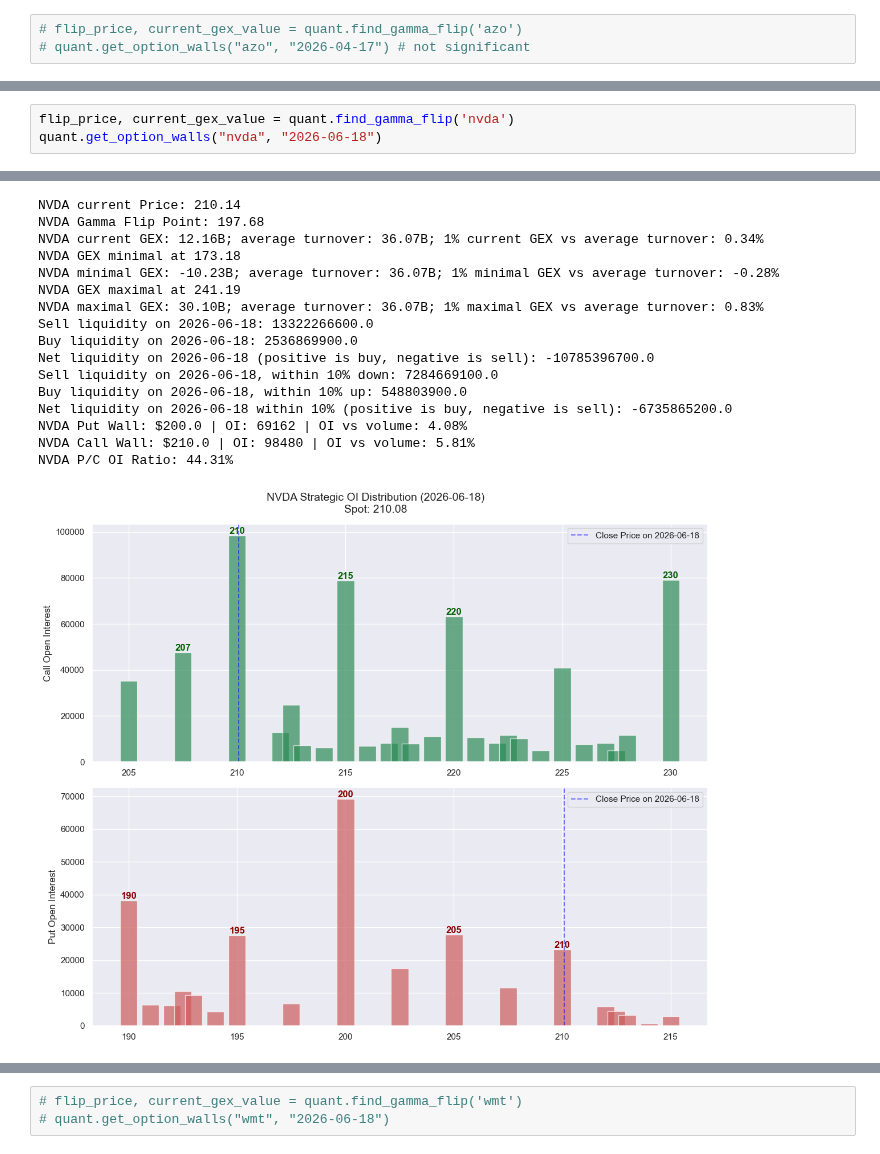
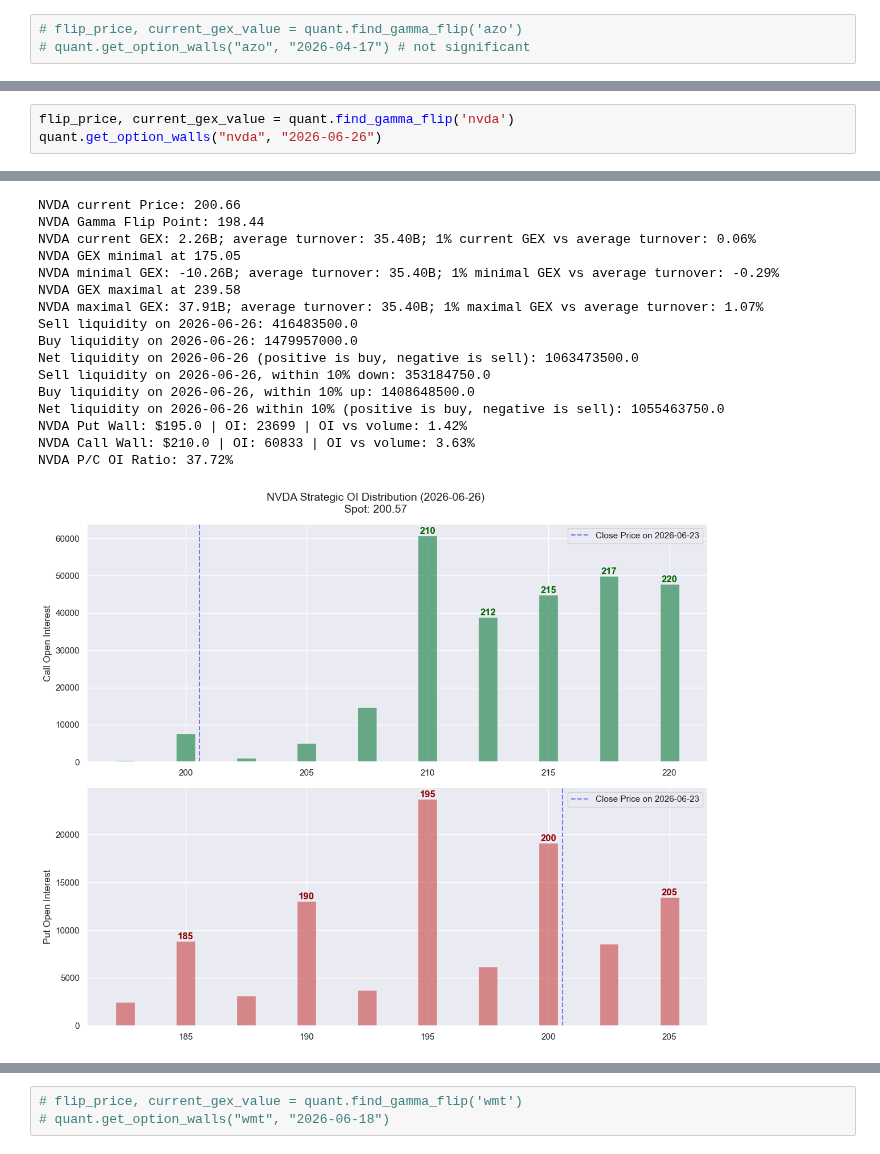
Before and after one commit to Yuchen-Peng/trading_strategy, a Jupyter notebook: notebooks/Quantitative_model.ipynb, the cells around one changed output, grey strips where cells are left out. Drawn from its saved outputs; the diff is of its cells as text.

```diff
--- a/notebooks/Quantitative_model.ipynb
+++ b/notebooks/Quantitative_model.ipynb
@@ -269,4 +291,4 @@ GOOG P/C OI Ratio: 44.32%
 # %%
 flip_price, current_gex_value = quant.find_gamma_flip('nvda')
-quant.get_option_walls("nvda", "2026-06-18")
+quant.get_option_walls("nvda", "2026-06-26")
 # %% [output]
@@ -274,19 +296,19 @@ quant.get_option_walls("nvda", "2026-06-18")
-NVDA current Price: 210.14
-NVDA Gamma Flip Point: 197.68
-NVDA current GEX: 12.16B; average turnover: 36.07B; 1% current GEX vs average turnover: 0.34%
-NVDA GEX minimal at 173.18
-NVDA minimal GEX: -10.23B; average turnover: 36.07B; 1% minimal GEX vs average turnover: -0.28%
-NVDA GEX maximal at 241.19
-NVDA maximal GEX: 30.10B; average turnover: 36.07B; 1% maximal GEX vs average turnover: 0.83%
-Sell liquidity on 2026-06-18: 13322266600.0
-Buy liquidity on 2026-06-18: 2536869900.0
-Net liquidity on 2026-06-18 (positive is buy, negative is sell): -10785396700.0
-Sell liquidity on 2026-06-18, within 10% down: 7284669100.0
-Buy liquidity on 2026-06-18, within 10% up: 548803900.0
-Net liquidity on 2026-06-18 within 10% (positive is buy, negative is sell): -6735865200.0
-NVDA Put Wall: $200.0 | OI: 69162 | OI vs volume: 4.08%
-NVDA Call Wall: $210.0 | OI: 98480 | OI vs volume: 5.81%
-NVDA P/C OI Ratio: 44.31%
+NVDA current Price: 200.66
+NVDA Gamma Flip Point: 198.44
+NVDA current GEX: 2.26B; average turnover: 35.40B; 1% current GEX vs average turnover: 0.06%
+NVDA GEX minimal at 175.05
+NVDA minimal GEX: -10.26B; average turnover: 35.40B; 1% minimal GEX vs average turnover: -0.29%
+NVDA GEX maximal at 239.58
+NVDA maximal GEX: 37.91B; average turnover: 35.40B; 1% maximal GEX vs average turnover: 1.07%
+Sell liquidity on 2026-06-26: 416483500.0
+Buy liquidity on 2026-06-26: 1479957000.0
+Net liquidity on 2026-06-26 (positive is buy, negative is sell): 1063473500.0
+Sell liquidity on 2026-06-26, within 10% down: 353184750.0
+Buy liquidity on 2026-06-26, within 10% up: 1408648500.0
+Net liquidity on 2026-06-26 within 10% (positive is buy, negative is sell): 1055463750.0
+NVDA Put Wall: $195.0 | OI: 23699 | OI vs volume: 1.42%
+NVDA Call Wall: $210.0 | OI: 60833 | OI vs volume: 3.63%
+NVDA P/C OI Ratio: 37.72%
-[figure, old version]
+[figure, new version]
 # %%
 flip_price, current_gex_value = quant.find_gamma_flip('aapl')
```
Also changed, not shown: parts of 10 cells of this notebook.
